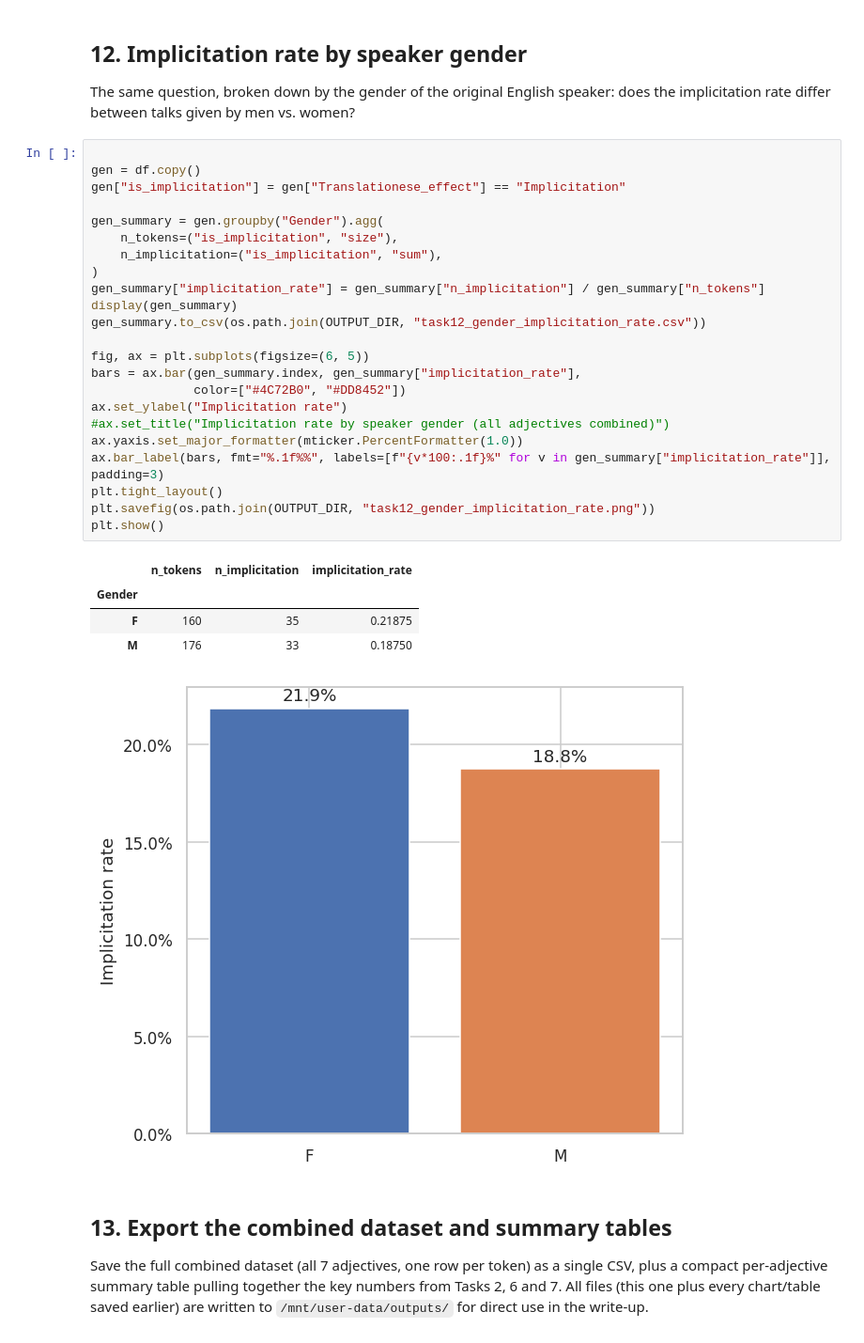
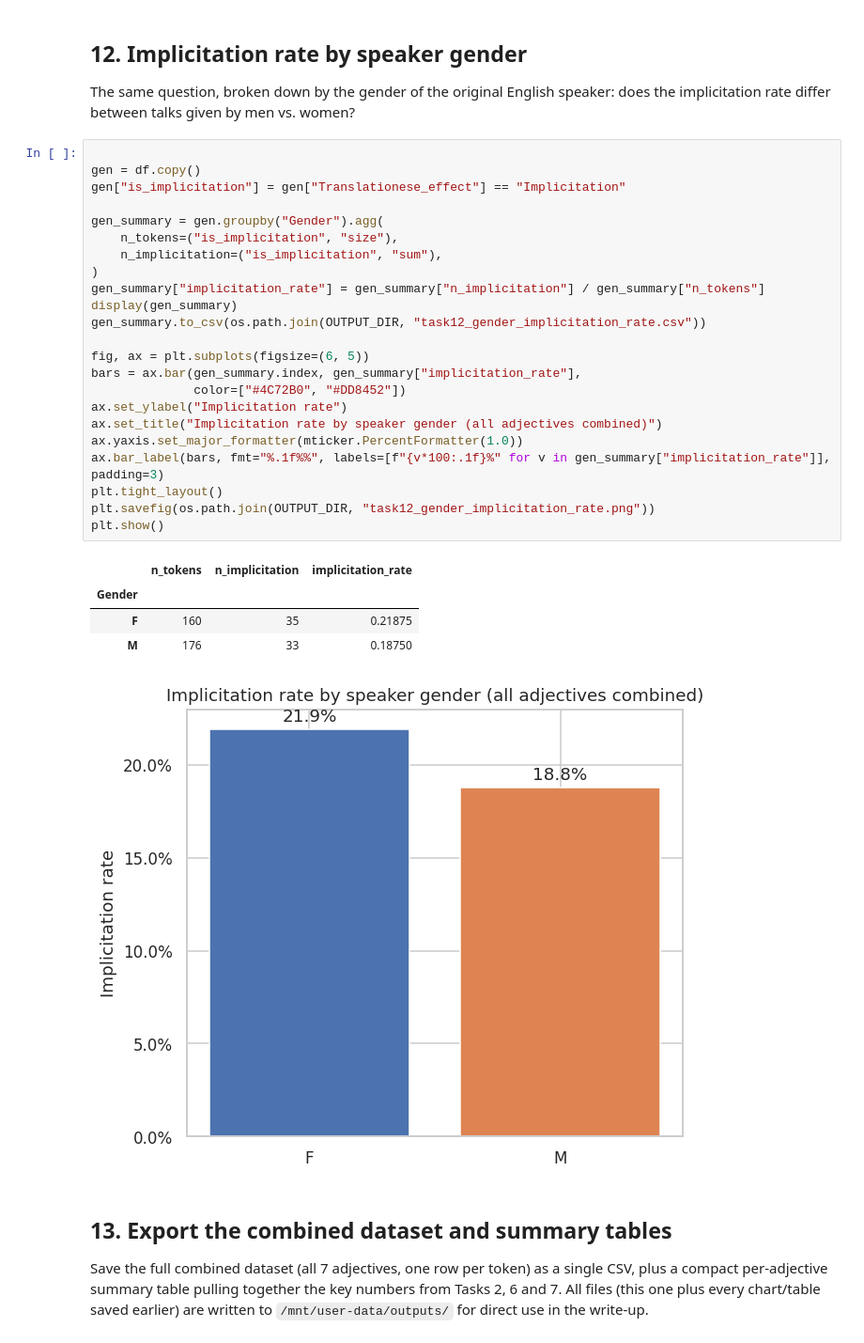
Before and after one commit to happy522/LREC2026-EmotionalizTED-Corpus, a Jupyter notebook: NEW analysis/implicitation_study_analysis_with titles.ipynb, the cells around one changed output. Shown at 94% size. Drawn from its saved outputs; the diff is of its cells as text.

```diff
--- a/NEW analysis/implicitation_study_analysis.ipynb
+++ b/NEW analysis/implicitation_study_analysis_with titles.ipynb
@@ -840,32 +840,32 @@ implicitation rate differ between talks given by men vs. women?
 # %%
 
 gen = df.copy()
 gen["is_implicitation"] = gen["Translationese_effect"] == "Implicitation"
 
 gen_summary = gen.groupby("Gender").agg(
     n_tokens=("is_implicitation", "size"),
     n_implicitation=("is_implicitation", "sum"),
 )
 gen_summary["implicitation_rate"] = gen_summary["n_implicitation"] / gen_summary["n_tokens"]
 display(gen_summary)
 gen_summary.to_csv(os.path.join(OUTPUT_DIR, "task12_gender_implicitation_rate.csv"))
 
 fig, ax = plt.subplots(figsize=(6, 5))
 bars = ax.bar(gen_summary.index, gen_summary["implicitation_rate"],
               color=["#4C72B0", "#DD8452"])
 ax.set_ylabel("Implicitation rate")
-#ax.set_title("Implicitation rate by speaker gender (all adjectives combined)")
+ax.set_title("Implicitation rate by speaker gender (all adjectives combined)")
 ax.yaxis.set_major_formatter(mticker.PercentFormatter(1.0))
 ax.bar_label(bars, fmt="%.1f%%", labels=[f"{v*100:.1f}%" for v in gen_summary["implicitation_rate"]], padding=3)
 plt.tight_layout()
 plt.savefig(os.path.join(OUTPUT_DIR, "task12_gender_implicitation_rate.png"))
 plt.show()
 # %% [output]
 |  | n_tokens | n_implicitation | implicitation_rate |
 | Gender |  |  |  |
 | F | 160 | 35 | 0.21875 |
 | M | 176 | 33 | 0.18750 |
-[figure, old version]
+[figure, new version]
 # %% [markdown]
 
 ## 13. Export the combined dataset and summary tables
```
Also changed, not shown: parts of 1 cell of this notebook, 2 other files.
